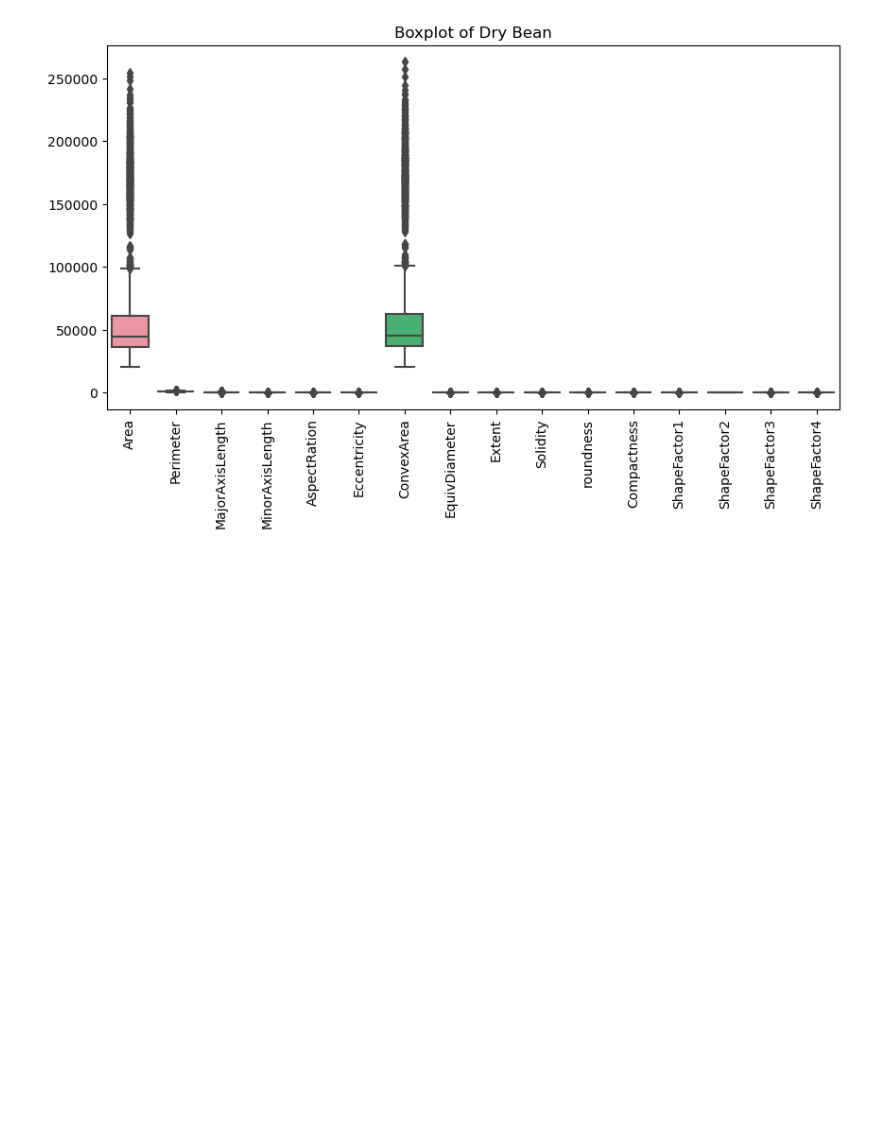
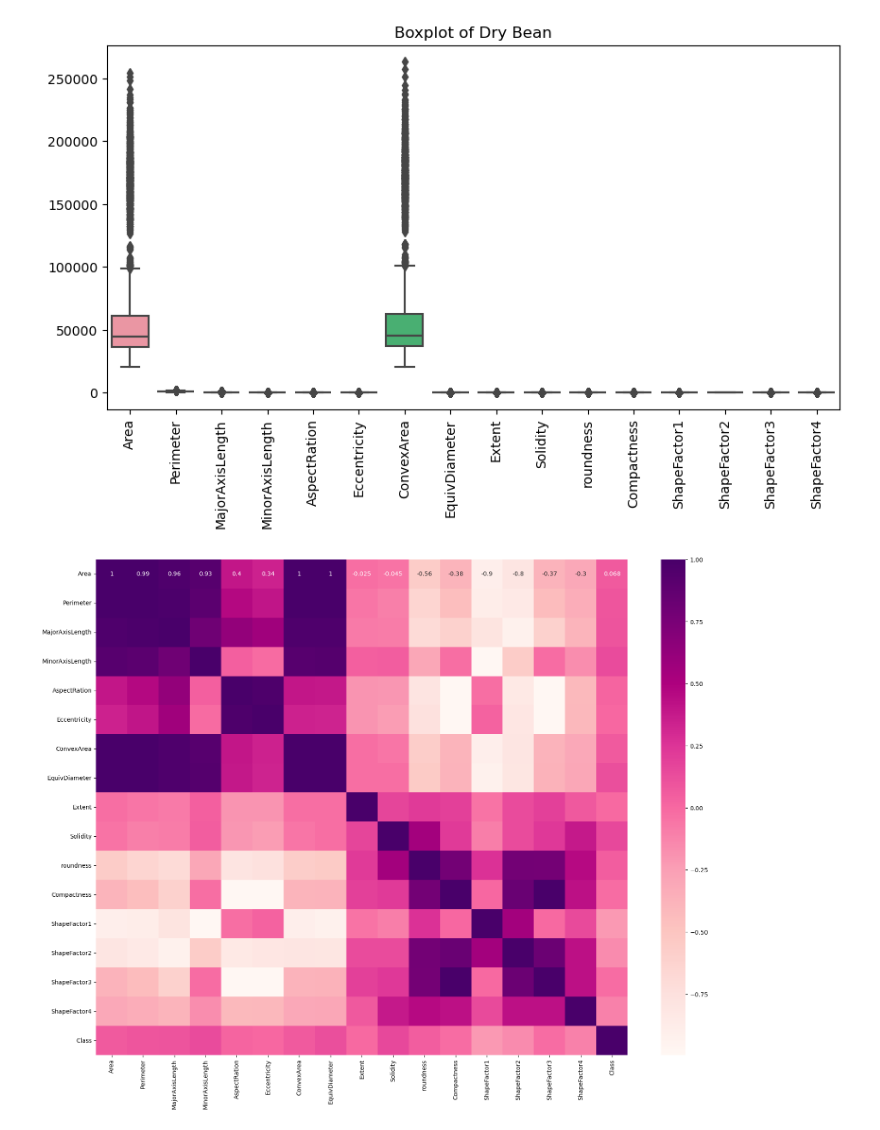
Before and after one commit to MaukanMir/Dry-Bean-Classifier, a Jupyter notebook: training.ipynb, the cells around one changed output. Drawn from its saved outputs; the diff is of its cells as text; code cells hidden in the pictures; blank space fills up the shorter version.

```diff
--- a/training.ipynb
+++ b/training.ipynb
@@ -59,3 +61,13 @@ for col in df.columns[:-1]:
     Q3 = df[col].quantile(0.75)
     IQR = Q3 - Q1
     df = df[(df[col] >= (Q1 - 1.5*IQR)) & (df[col] <= (Q3 + 1.5*IQR))]
+# %%
+le = LabelEncoder()
+df["Class"] = le.fit_transform(df["Class"])
+
+relations = df.corr()
+plt.figure(figsize =(20,15))
+sns.heatmap(relations, cmap = 'RdPu', annot = True)
+plt.show()
+# %% [output]
+[figure, added]
```
Also changed, not shown: parts of 1 cell of this notebook.
